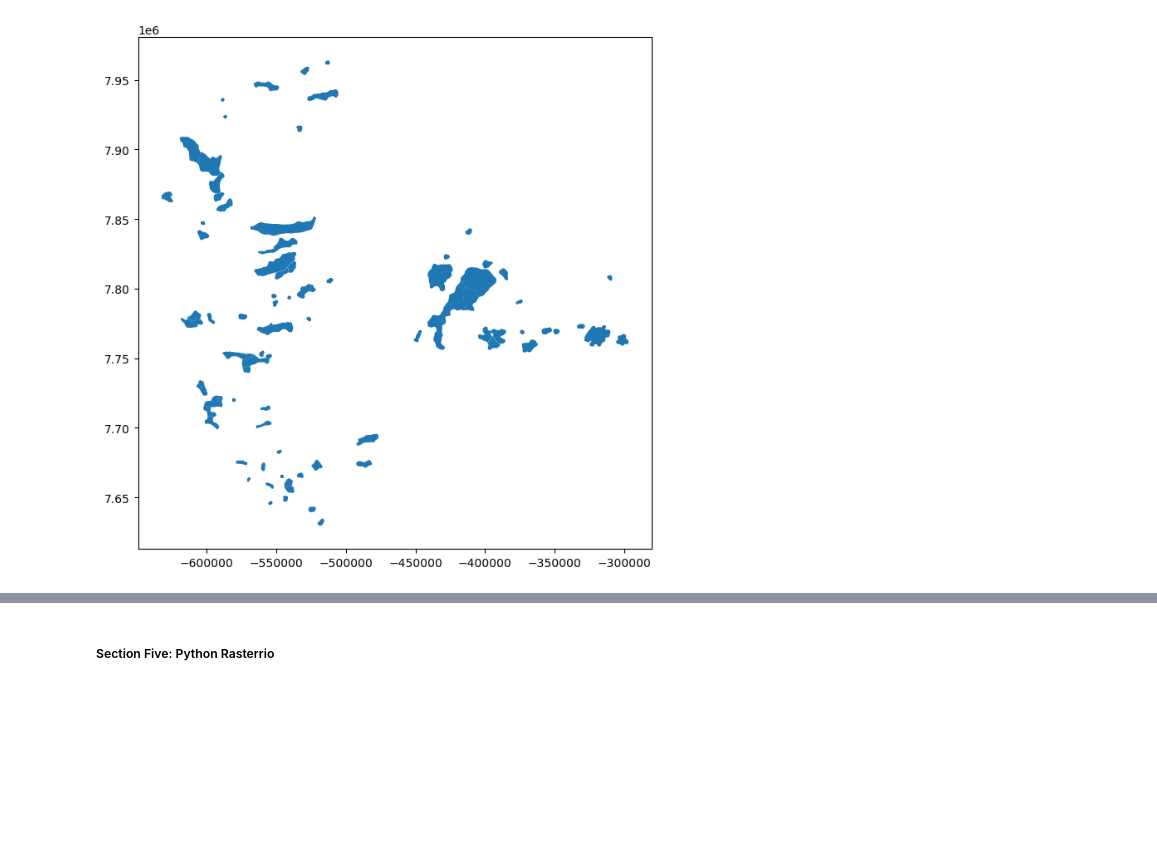
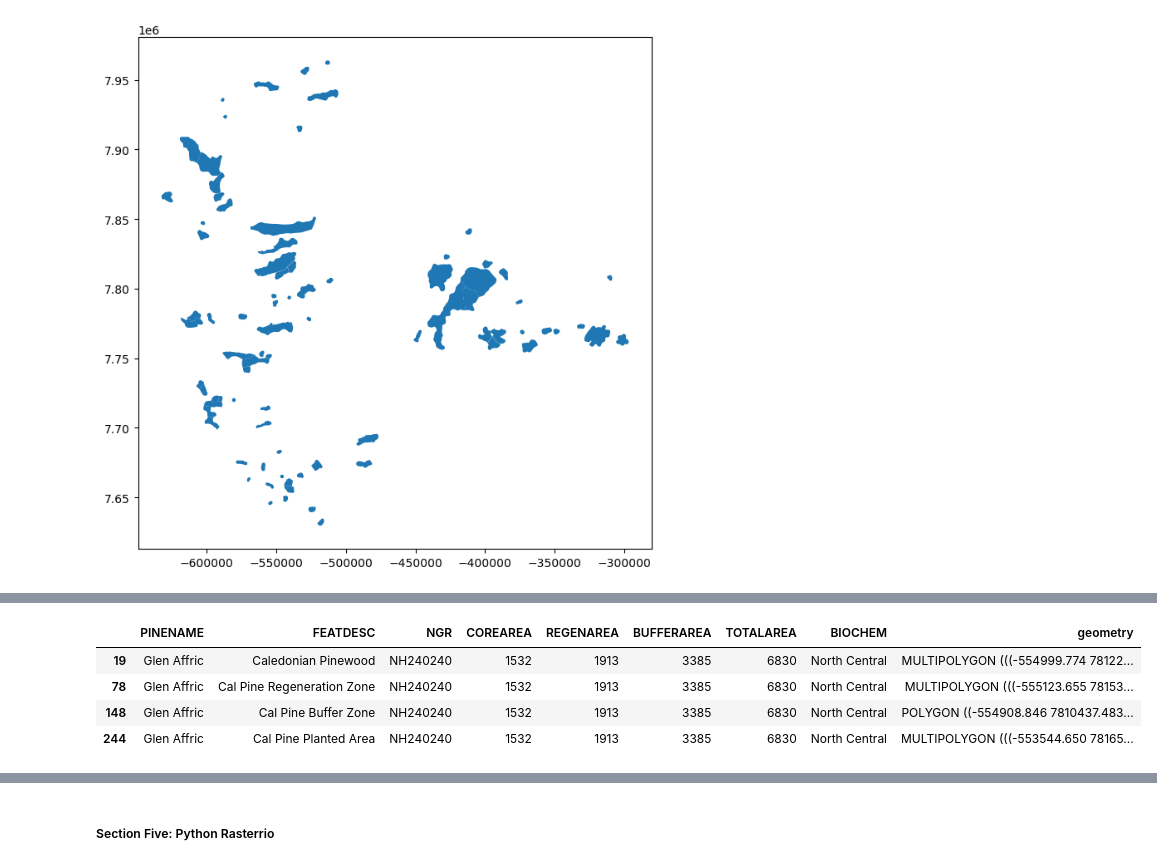
Before and after one commit to Jacktravers81/PY4SA23_Assignment, a Jupyter notebook: PY4SA_assignment.ipynb, the cells around one changed output, grey strips where cells are left out. Saved outputs shown, nothing was run; the diff lists cells and outputs as text; code cells hidden in the pictures; blank space fills up the shorter version.

```diff
--- a/PY4SA_assignment.ipynb
+++ b/PY4SA_assignment.ipynb
@@ -233,0 +254,3 @@ Task 2: : Use the correct code to plot the first 5 and the last 5 sets of record
+# %%
+New_sample = small_pine['PINENAME'] == 'Glen Affric'
+New_sample
@@ -233,0 +270,9 @@ Task 2: : Use the correct code to plot the first 5 and the last 5 sets of record
+# %%
+new_gdf =  small_pine[New_sample]
+new_gdf
+# %% [output]
+|  | PINENAME | FEATDESC | NGR | COREAREA | REGENAREA | BUFFERAREA | TOTALAREA | BIOCHEM | geometry |
+| 19 | Glen Affric | Caledonian Pinewood | NH240240 | 1532 | 1913 | 3385 | 6830 | North Central | MULTIPOLYGON (((-554999.774 78122... |
+| 78 | Glen Affric | Cal Pine Regeneration Zone | NH240240 | 1532 | 1913 | 3385 | 6830 | North Central | MULTIPOLYGON (((-555123.655 78153... |
+| 148 | Glen Affric | Cal Pine Buffer Zone | NH240240 | 1532 | 1913 | 3385 | 6830 | North Central | POLYGON ((-554908.846 7810437.483... |
+| 244 | Glen Affric | Cal Pine Planted Area | NH240240 | 1532 | 1913 | 3385 | 6830 | North Central | MULTIPOLYGON (((-553544.650 78165... |
```
Also changed, not shown: parts of 14 cells of this notebook.
